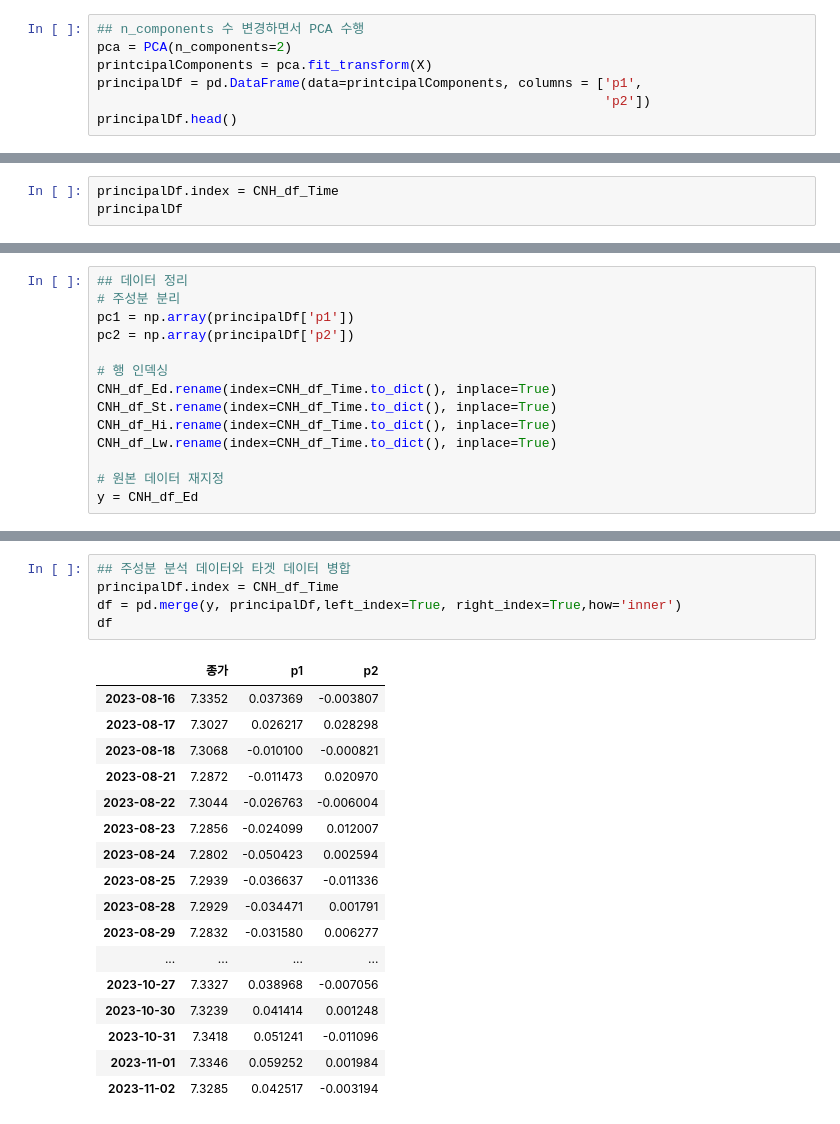
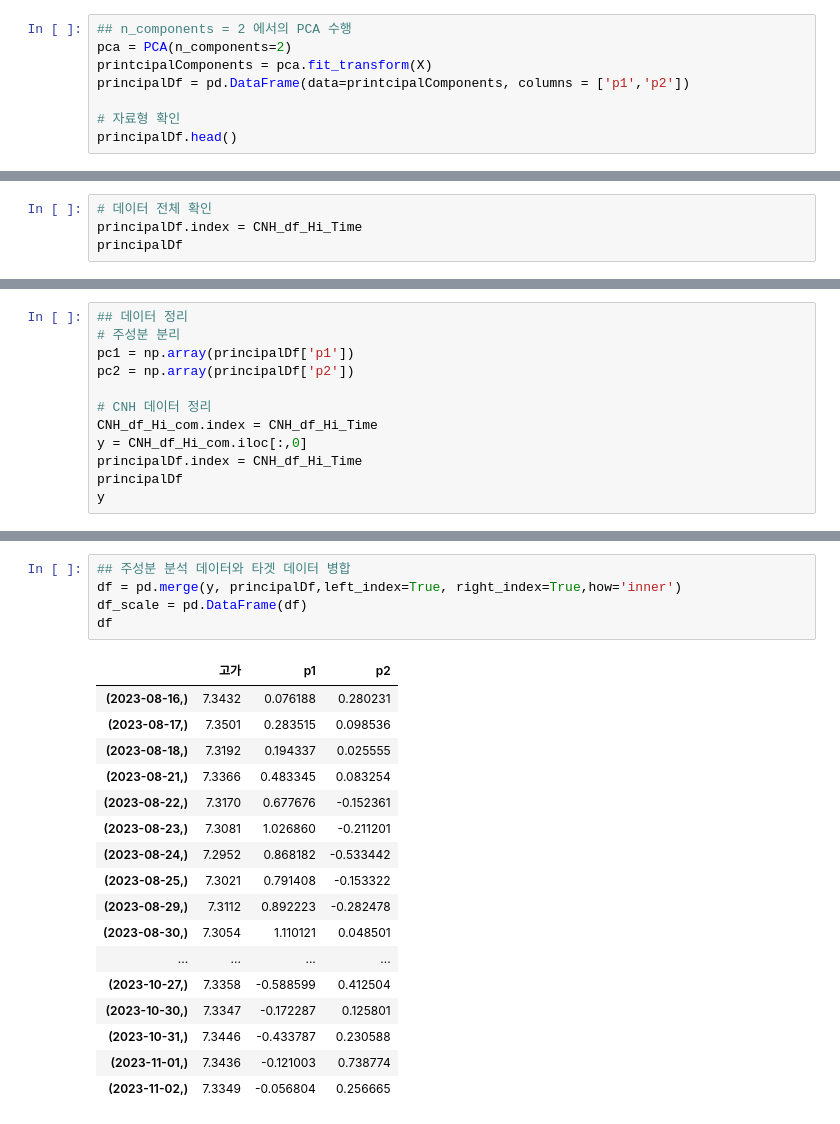
Before and after one commit to Great-Qing/Fixers, a Jupyter notebook: PCA_Linear.ipynb, the cells around one changed output, grey strips where cells are left out. Drawn from its saved outputs; the diff is of its cells as text.

```diff
--- a/PCA_Linear.ipynb
+++ b/PCA_Linear.ipynb
@@ -109,9 +157,10 @@ strong multicollinearity or other numerical problems.
 # %%
-## n_components 수 변경하면서 PCA 수행
+## n_components = 2 에서의 PCA 수행
 pca = PCA(n_components=2)
 printcipalComponents = pca.fit_transform(X)
-principalDf = pd.DataFrame(data=printcipalComponents, columns = ['p1',
-                                                                 'p2'])
+principalDf = pd.DataFrame(data=printcipalComponents, columns = ['p1','p2'])
+
+# 자료형 확인
 principalDf.head()
 # %% [output]
 |  | p1 | p2 |
@@ -133,3 +181,0 @@ sum(pca.explained_variance_ratio_)
-# %%
-principalDf.index = CNH_df_Time
-principalDf
@@ -154,0 +182,4 @@ principalDf
+# %%
+# 데이터 전체 확인
+principalDf.index = CNH_df_Hi_Time
+principalDf
@@ -158,11 +207,9 @@ principalDf
 pc1 = np.array(principalDf['p1'])
 pc2 = np.array(principalDf['p2'])
 
-# 행 인덱싱
-CNH_df_Ed.rename(index=CNH_df_Time.to_dict(), inplace=True)
-CNH_df_St.rename(index=CNH_df_Time.to_dict(), inplace=True)
-CNH_df_Hi.rename(index=CNH_df_Time.to_dict(), inplace=True)
-CNH_df_Lw.rename(index=CNH_df_Time.to_dict(), inplace=True)
-
-# 원본 데이터 재지정
-y = CNH_df_Ed
+# CNH 데이터 정리
+CNH_df_Hi_com.index = CNH_df_Hi_Time
+y = CNH_df_Hi_com.iloc[:,0]
+principalDf.index = CNH_df_Hi_Time
+principalDf
+y
@@ -169,26 +234,26 @@ y = CNH_df_Ed
 # %%
 ## 주성분 분석 데이터와 타겟 데이터 병합
-principalDf.index = CNH_df_Time
 df = pd.merge(y, principalDf,left_index=True, right_index=True,how='inner')
+df_scale = pd.DataFrame(df)
 df
 # %% [output]
-|  | 종가 | p1 | p2 |
-| 2023-08-16 | 7.3352 | 0.037369 | -0.003807 |
-| 2023-08-17 | 7.3027 | 0.026217 | 0.028298 |
-| 2023-08-18 | 7.3068 | -0.010100 | -0.000821 |
-| 2023-08-21 | 7.2872 | -0.011473 | 0.020970 |
-| 2023-08-22 | 7.3044 | -0.026763 | -0.006004 |
-| 2023-08-23 | 7.2856 | -0.024099 | 0.012007 |
-| 2023-08-24 | 7.2802 | -0.050423 | 0.002594 |
-| 2023-08-25 | 7.2939 | -0.036637 | -0.011336 |
-| 2023-08-28 | 7.2929 | -0.034471 | 0.001791 |
-| 2023-08-29 | 7.2832 | -0.031580 | 0.006277 |
+|  | 고가 | p1 | p2 |
+| (2023-08-16,) | 7.3432 | 0.076188 | 0.280231 |
+| (2023-08-17,) | 7.3501 | 0.283515 | 0.098536 |
+| (2023-08-18,) | 7.3192 | 0.194337 | 0.025555 |
+| (2023-08-21,) | 7.3366 | 0.483345 | 0.083254 |
+| (2023-08-22,) | 7.3170 | 0.677676 | -0.152361 |
+| (2023-08-23,) | 7.3081 | 1.026860 | -0.211201 |
+| (2023-08-24,) | 7.2952 | 0.868182 | -0.533442 |
+| (2023-08-25,) | 7.3021 | 0.791408 | -0.153322 |
+| (2023-08-29,) | 7.3112 | 0.892223 | -0.282478 |
+| (2023-08-30,) | 7.3054 | 1.110121 | 0.048501 |
 | ... | ... | ... | ... |
-| 2023-10-27 | 7.3327 | 0.038968 | -0.007056 |
-| 2023-10-30 | 7.3239 | 0.041414 | 0.001248 |
-| 2023-10-31 | 7.3418 | 0.051241 | -0.011096 |
-| 2023-11-01 | 7.3346 | 0.059252 | 0.001984 |
-| 2023-11-02 | 7.3285 | 0.042517 | -0.003194 |
+| (2023-10-27,) | 7.3358 | -0.588599 | 0.412504 |
+| (2023-10-30,) | 7.3347 | -0.172287 | 0.125801 |
+| (2023-10-31,) | 7.3446 | -0.433787 | 0.230588 |
+| (2023-11-01,) | 7.3436 | -0.121003 | 0.738774 |
+| (2023-11-02,) | 7.3349 | -0.056804 | 0.256665 |
 # %%
 ## 정상성 확인
 # 컬럼별로 정상성확인하는 함수
```
Also changed, not shown: parts of 38 cells of this notebook.
